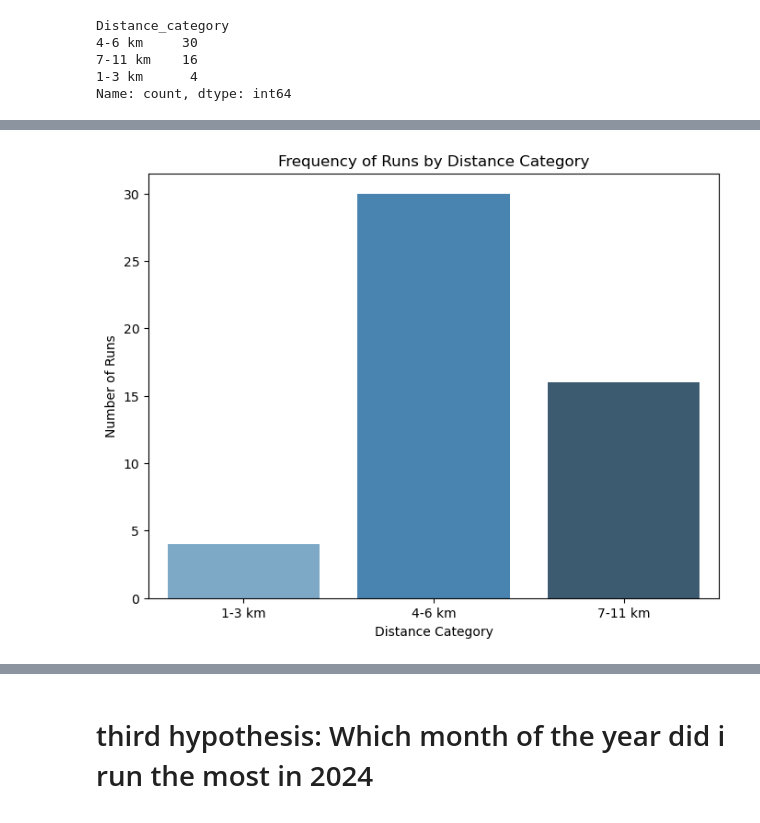
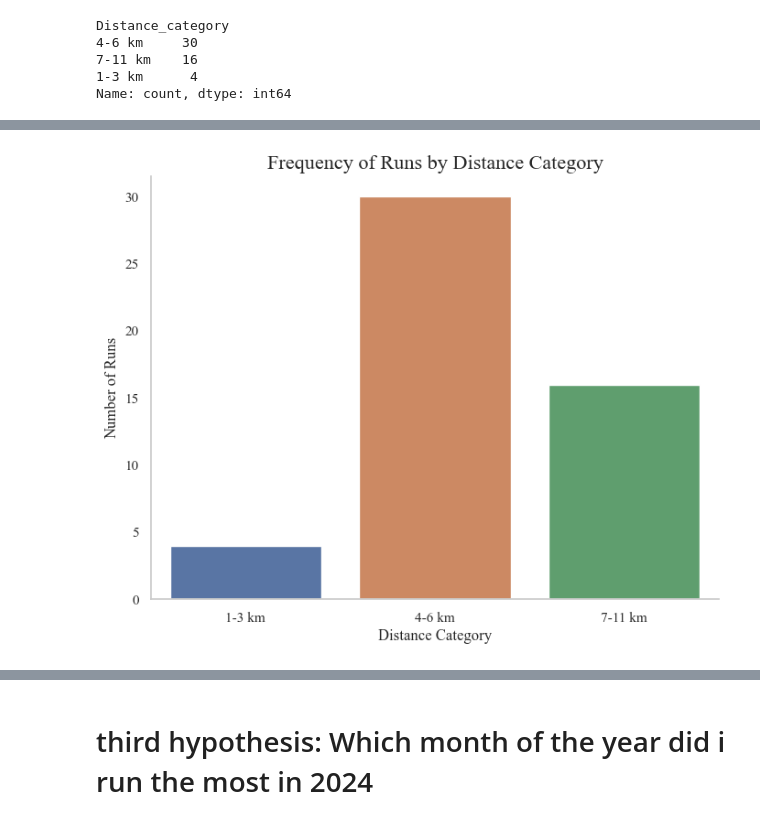
Before and after one commit to Kristine-jo/ExamPSY3035, a Jupyter notebook: Script/stravadata.ipynb, the cells around one changed output, grey strips where cells are left out. Cells and saved outputs as stored; diff of their text form; code cells hidden in the pictures.

Commit message:
finished the graphs almost

```diff
--- a/Script/stravadata.ipynb
+++ b/Script/stravadata.ipynb
@@ -289,19 +351,23 @@ plt.show()
 # %%
-import matplotlib.pyplot as plt
-import seaborn as sns
+
 
 # Set figure size
 plt.figure(figsize=(8, 6))
 
 # Create barplot with hue explicitly set
-sns.barplot(x=category_counts.index, y=category_counts.values, hue=category_counts.index, palette='Blues_d', legend=False)
+sns.barplot(x=category_counts.index, y=category_counts.values, hue=category_counts.index, legend=False)
+sns.color_palette("viridis", as_cmap=True)
 
 # Adding labels and title
-plt.xlabel("Distance Category")
-plt.ylabel("Number of Runs")
-plt.title("Frequency of Runs by Distance Category")
+plt.xlabel("Distance Category", fontname="Times New Roman")
+plt.ylabel("Number of Runs", fontname="Times New Roman")
+plt.title("Frequency of Runs by Distance Category", fontname="Times New Roman", fontsize= 16)
 
+plt.xticks(fontname="Times New Roman")
+plt.yticks(fontname="Times New Roman")
+plt.grid(False)
+sns.despine(top=True, right=True)
 # Show the plot
 plt.show()
 # %% [output]
-[figure, old version]
+[figure, new version]
```
Also changed, not shown: parts of 23 cells of this notebook.
